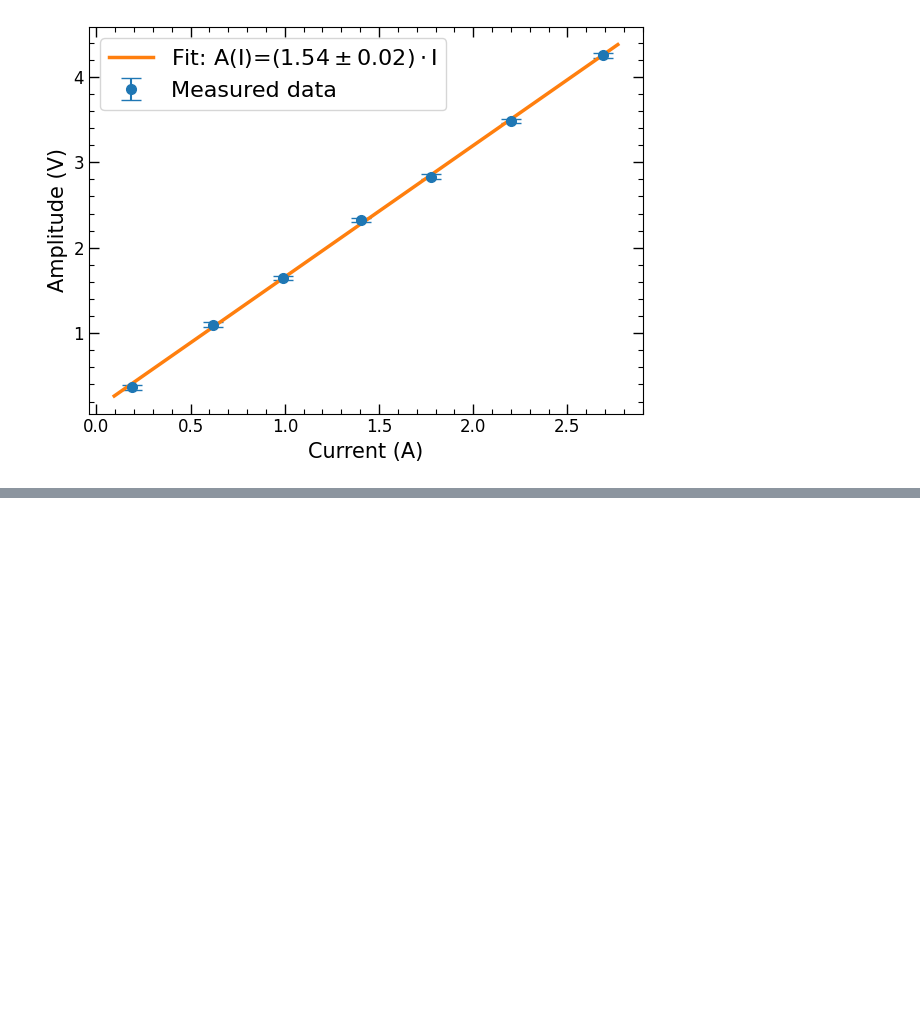
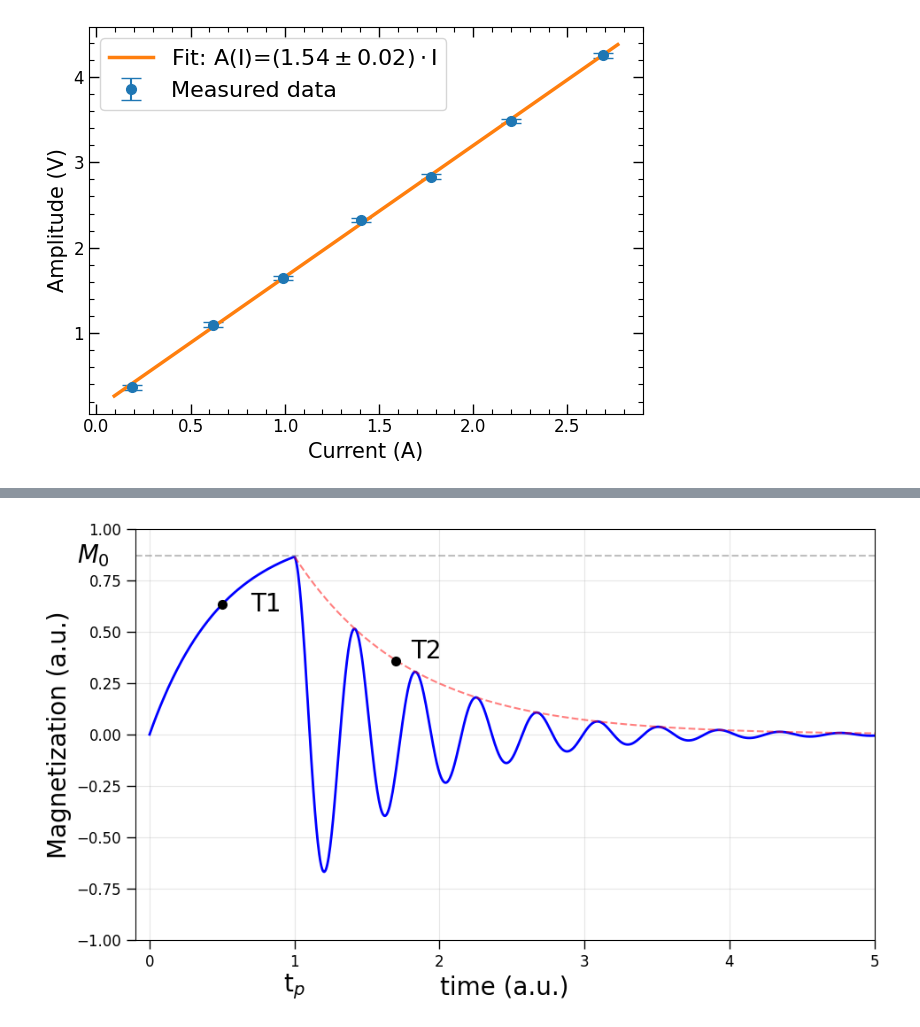
Before and after one commit to naki23/PL4-NMR, a Jupyter notebook: NMRmain.ipynb, the cells around one changed output, grey strips where cells are left out. Cells and saved outputs as stored; diff of their text form; code cells hidden in the pictures; blank space fills up the shorter version.

Commit message:
extra silly fig for theory

```diff
--- a/NMRmain.ipynb
+++ b/NMRmain.ipynb
@@ -262,7 +279,7 @@ plt.rc('ytick.major', size=7.5, width=1)   # For y-axis ticks
 plt.rc('xtick.minor', size=3.5, width = 0.8)  # For minor x-axis ticks
 plt.rc('ytick.minor', size=3.5, width = 0.8)  # For minor y-axis ticks
 
-plt.rcParams['font.size'] = 15  # Base font size
+plt.rcParams['font.size'] = 20  # Base font size
 plt.rcParams['xtick.labelsize'] = 12  # X-axis tick labels
 plt.rcParams['ytick.labelsize'] = 12  # Y-axis tick labels
 plt.rcParams['legend.fontsize'] = 16  # Legend font size
@@ -387,0 +407,79 @@ Linear coefficient = 1.54 $\pm$ 0.02
+# %%
+# Create time array
+t = np.linspace(0, 10, 2000)  # Increased resolution for smoother transition
+
+# Parameters
+A = 1.0  # Initial amplitude
+omega = 15  # Angular frequency
+T1 = 1.5  # T1 relaxation time
+T2 = 0.8  # T2 relaxation time
+rise_time = 0.5  # Time constant for initial rise
+t_p = 1.0  # Exact switchover time point
+
+# Calculate the initial rise curve
+def rise_curve(t):
+    return A * (1 - np.exp(-t/rise_time))
+
+# Calculate the damped oscillation, starting exactly from rise curve value
+def damped_osc(t, t_start):
+    t_adj = t - t_start
+    start_val = rise_curve(t_start)
+    return start_val * np.exp(-t_adj/T2) * np.cos(omega * t_adj)
+
+# Combine the curves
+y = np.where(t < t_p,
+             rise_curve(t),
+             damped_osc(t, t_p))
+
+# Create the figure and axis
+plt.figure(figsize=(10, 6))
+
+# Plot the combined curve
+plt.plot(t, y, 'b-', linewidth=2)
+
+# Add the upper envelope curve only (for T1)
+t_env = t[t >= t_p]
+env = rise_curve(t_p) * np.exp(-(t_env-t_p)/T2)
+plt.plot(t_env, env, 'r--', alpha=0.5)
+
+# Add horizontal dashed line for Ms
+plt.axhline(y=A-0.13, color='gray', linestyle='--', alpha=0.5)
+
+# Add labels and title
+plt.xlabel('time (a.u.)')
+plt.ylabel('Magnetization (a.u.)')
+
+# Add Ms label
+plt.text(-0.5, A-0.13, '$M_0$', verticalalignment='center')
+
+# Add t_p label at transition point
+y_tp = rise_curve(t_p)
+# plt.plot([t_p], [y_tp], 'ko', markersize=5)
+plt.text(t_p, -1.25, 't$_p$', horizontalalignment='center')
+
+# Add T1 label at ~63% of initial magnetization
+t1_point = 0.5
+y1_point = A * (1 - 1/np.e)
+plt.plot([t1_point], [y1_point], 'ko', markersize=7)
+plt.text(t1_point + 0.2, y1_point, 'T1', verticalalignment='center')
+
+# Add T2 label at ~37% of initial oscillation envelope
+t2_point = t_p-0.1 + T2
+y2_point = rise_curve(t_p-0.1) * np.exp(-1)
+plt.plot([t2_point], [y2_point+0.05], 'ko', markersize=7)
+plt.text(t2_point + 0.1, y2_point+0.1, 'T2', verticalalignment='center')
+
+# Adjust axis limits
+plt.ylim(-A*1.2, A*1.2)
+plt.xlim(-0.5, 8)
+
+# Adjust layout
+plt.grid(True, alpha=0.3)
+plt.xlim(-0.1, 5)
+plt.ylim(-1, 1)
+plt.tight_layout()
+plt.savefig('theory_our_fig', dpi=my_dpi)
+
+plt.show()
+# %% [output]
+[figure, added]
```
Also changed, not shown: parts of 3 cells of this notebook, 2 other files.
